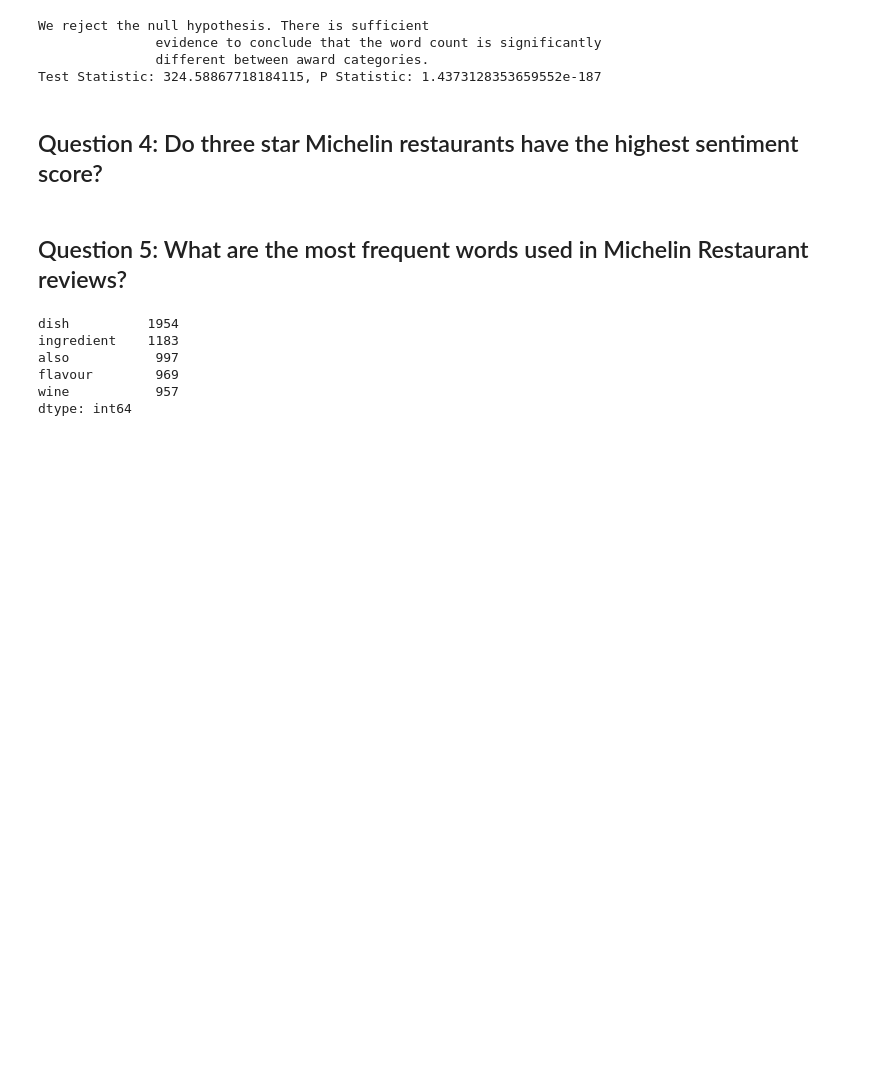
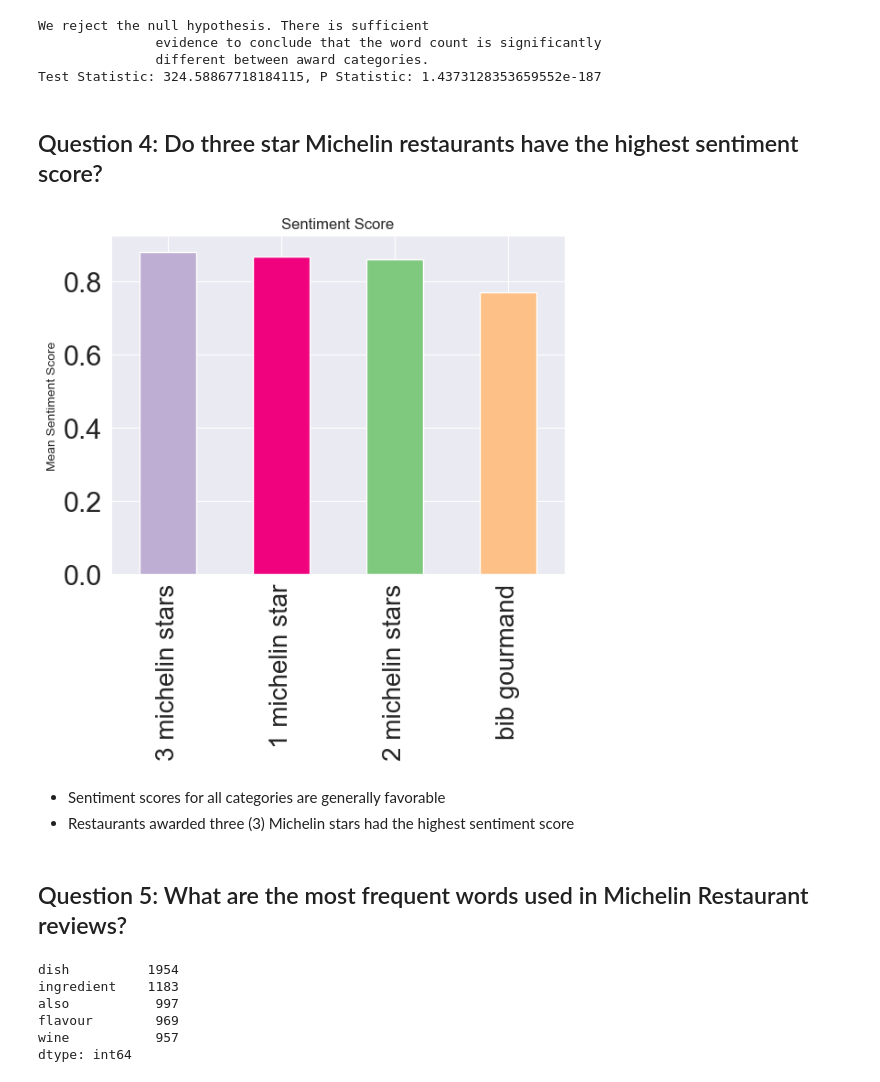
Before and after one commit to CodeupGourmands/Michelin_NLP_Capstone, a Jupyter notebook: mvp_notebook.ipynb, the cells around one changed output. Cells and saved outputs as stored; diff of their text form; code cells hidden in the pictures; blank space fills up the shorter version.

```diff
--- a/mvp_notebook.ipynb
+++ b/mvp_notebook.ipynb
@@ -144,6 +144,12 @@ Test Statistic: 324.58867718184115, P Statistic: 1.4373128353659552e-187
 ## Question 4: Do three star Michelin restaurants have the highest sentiment score?
 # %%
 # Generate visualization for sentiment score
+e.sentiment_scores_bar(train)
+# %% [output]
+[figure, added]
+# %% [markdown]
+- Sentiment scores for all categories are generally favorable
+- Restaurants awarded three (3) Michelin stars had the highest sentiment score
 # %% [markdown]
 ## Question 5: What are the most frequent words used in Michelin Restaurant reviews?
 # %%
```
Also changed, not shown: parts of 4 cells of this notebook, 1 other file.
